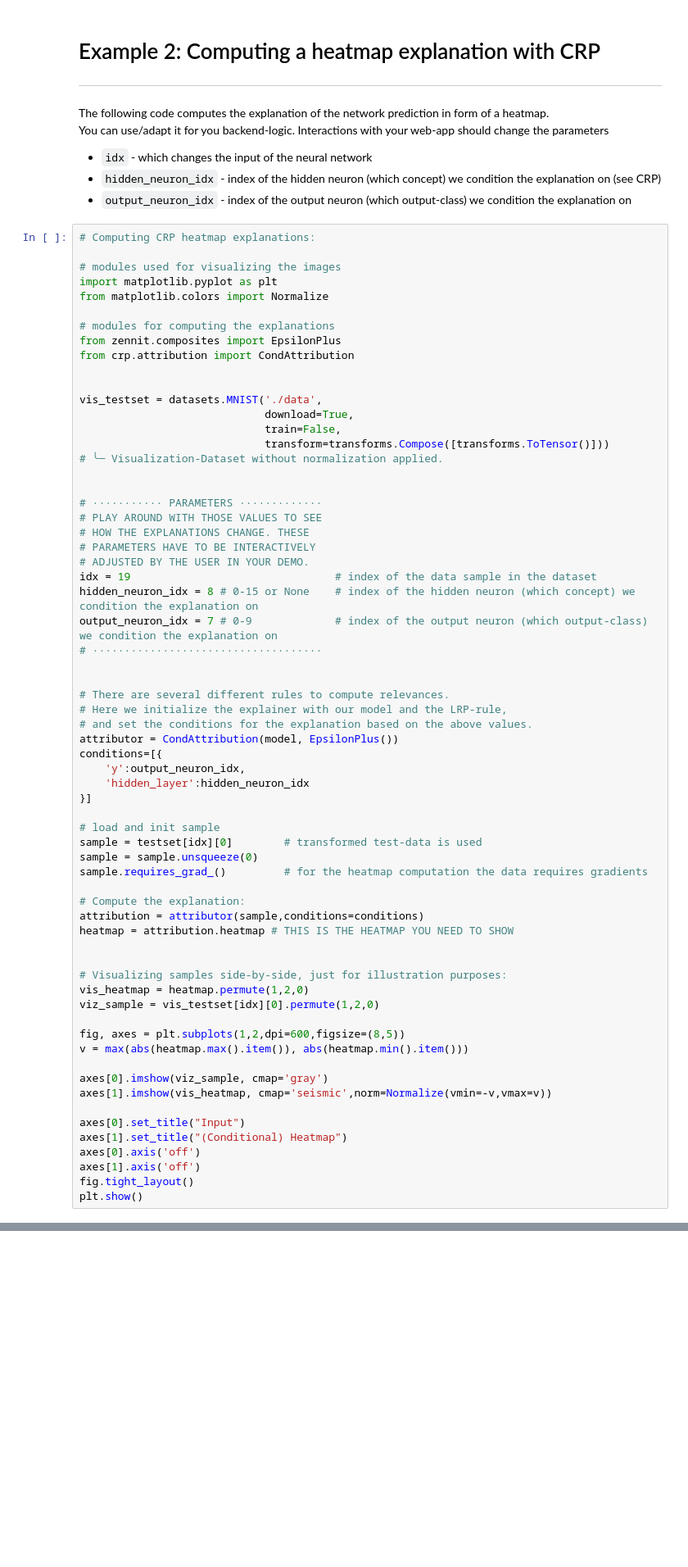
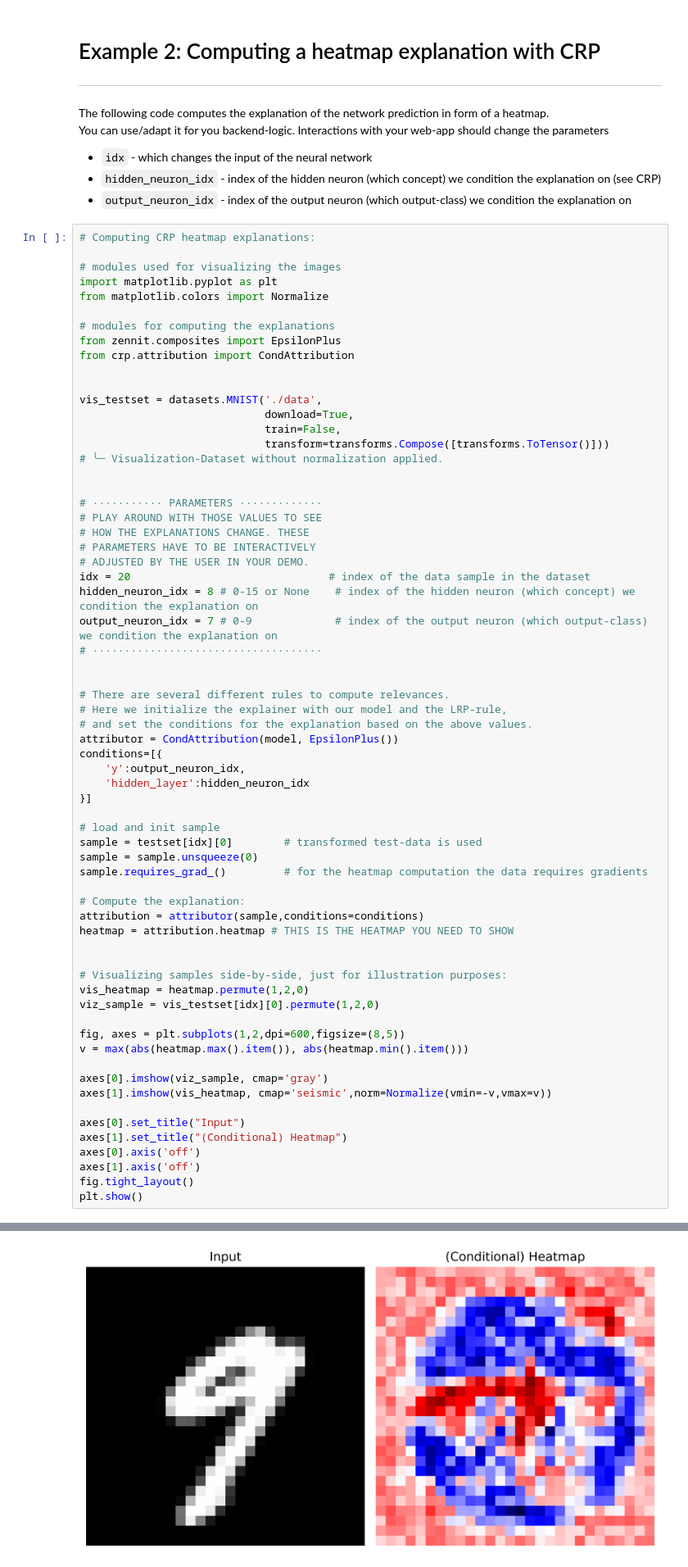
Before and after one commit to tlabarta/XAI-Demonstrator, a Jupyter notebook: examples.ipynb, the cells around one changed output, grey strips where cells are left out. Shown at 82% size. Drawn from its saved outputs; the diff is of its cells as text; blank space fills up the shorter version.

```diff
--- a/examples.ipynb
+++ b/examples.ipynb
@@ -115,7 +115,7 @@ vis_testset = datasets.MNIST('./data',
 # HOW THE EXPLANATIONS CHANGE. THESE
 # PARAMETERS HAVE TO BE INTERACTIVELY
 # ADJUSTED BY THE USER IN YOUR DEMO.
-idx = 19                                # index of the data sample in the dataset
+idx = 20                               # index of the data sample in the dataset
 hidden_neuron_idx = 8 # 0-15 or None    # index of the hidden neuron (which concept) we condition the explanation on
 output_neuron_idx = 7 # 0-9             # index of the output neuron (which output-class) we condition the explanation on
 # ····································
@@ -161,0 +160 @@ Heatmap Image Path: frontend/website_img/heatmap.png
+[figure, added]
```
Also changed, not shown: parts of 2 cells of this notebook, 12 other files.
